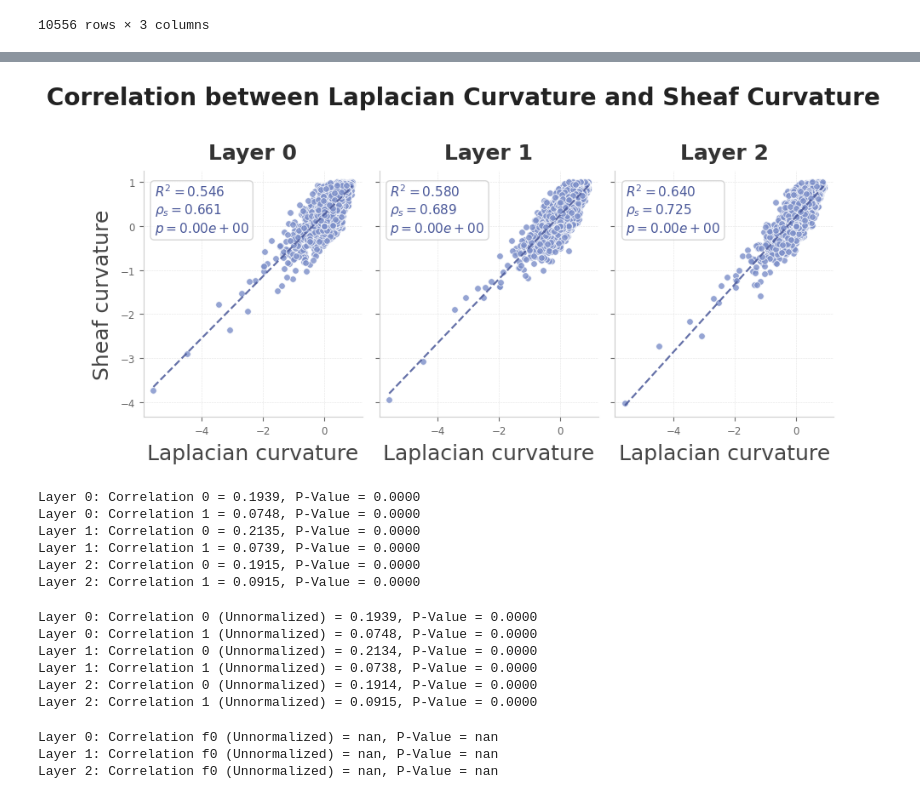
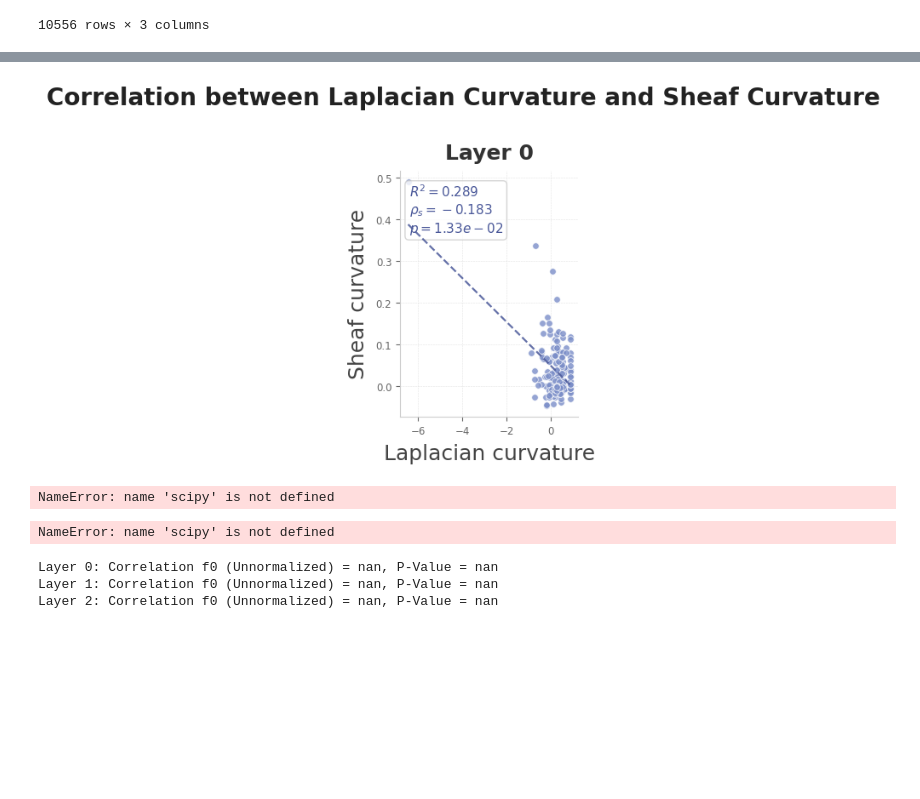
Before and after one commit to luigifraca/neural-sheaf-diffusion-modified, a Jupyter notebook: quick_analysis/fmg-small-datasets.ipynb, the cells around one changed output, grey strips where cells are left out. Saved outputs shown, nothing was run; the diff lists cells and outputs as text; code cells hidden in the pictures; blank space fills up the shorter version.

```diff
--- a/quick_analysis/fmg-small-datasets.ipynb
+++ b/quick_analysis/fmg-small-datasets.ipynb
@@ -108,11 +108,11 @@ for df in DF:
     L1_un = B_np.T @ B_np
     L1 = B_np.T @ D0_inv @ B_np
     B1, F1 = fbc(L1)
-    B0, F0 = fbc(L0)
+    B0, F0 = fbc(L0_un)
     L0_LIST_un.append(L0_un)
     L1_LIST_un.append(L1_un)
-    L0_LIST.append(L0)
-    L1_LIST.append(L1)
+    L0_LIST.append(L0_un)
+    L1_LIST.append(L1_un)
     f0_list.append(np.diag(F0))
     f1_list.append(np.diag(F1))
     B_list.append(B)
@@ -174,7 +189,8 @@ line_color    = "#4A5899"   # slightly deeper for the regression line
 degrees = f0_top
 
 for layer in range(layers):
-    ax = axes[layer]
+    #ax = axes[layer]
+    ax = axes
     y  = f0_list[layer]
 
     # Scatter
@@ -210,34 +226,34 @@ for layer in range(layers):
             bbox=dict(boxstyle="round,pad=0.3", facecolor="white",
                       edgecolor="#cccccc", alpha=0.8))
 
     # Subtle grid
     ax.set_axisbelow(True)
     ax.grid(True, linestyle="--", linewidth=0.4, color="gainsboro", alpha=0.8)
 
     # Spine cleanup — keep only bottom and left
     ax.spines["top"].set_visible(False)
     ax.spines["right"].set_visible(False)
     ax.spines["left"].set_color("#cccccc")
     ax.spines["bottom"].set_color("#cccccc")
 
     # Labels
     ax.set_xlabel("Laplacian curvature", fontsize=18, color="#444444", labelpad=6)
     if layer == 0:
         ax.set_ylabel("Sheaf curvature", fontsize=18,
                       color="#444444", labelpad=6)
     ax.set_title(f"Layer {layer}", fontsize=18, fontweight="semibold",
                  color="#333333", pad=10)
 
     ax.tick_params(colors="#666666", labelsize=8.5)
 
 fig.suptitle("Correlation between Laplacian Curvature and Sheaf Curvature",
              fontsize=20, fontweight="semibold", color="#222222", y=1.02)
 
 plt.tight_layout()
 plt.show()
 #fig.savefig(f"../results/images/0-f0_degree_correlation_{dataset}_{layers}-layers_{epochs}epochs.pdf")
 # %% [output]
-[figure, old version]
+[figure, new version]
 # %%
 # calculate correlation between L0 entries and L0_top entries, for each layer
 # and also between L1 entries and L1_top entries, for each layer
@@ -256,12 +272,7 @@ for layer in range(layers):
     print(f"Layer {layer}: Correlation 0 = {corr_0:.4f}, P-Value = {p_value_0:.4f}")
     print(f"Layer {layer}: Correlation 1 = {corr_1:.4f}, P-Value = {p_value_1:.4f}")
 # %% [output]
-Layer 0: Correlation 0 = 0.1939, P-Value = 0.0000
-Layer 0: Correlation 1 = 0.0748, P-Value = 0.0000
-Layer 1: Correlation 0 = 0.2135, P-Value = 0.0000
-Layer 1: Correlation 1 = 0.0739, P-Value = 0.0000
-Layer 2: Correlation 0 = 0.1915, P-Value = 0.0000
-Layer 2: Correlation 1 = 0.0915, P-Value = 0.0000
+NameError: name 'scipy' is not defined
 # %%
 # compute correlation between entries of the unnormalized Laplacians L0 and L0_top, and between L1 and L1_top
 correlations_0_un = []
@@ -277,12 +288,7 @@ for layer in range(layers):
     print(f"Layer {layer}: Correlation 0 (Unnormalized) = {corr_0_un:.4f}, P-Value = {p_value_0_un:.4f}")
     print(f"Layer {layer}: Correlation 1 (Unnormalized) = {corr_1_un:.4f}, P-Value = {p_value_1_un:.4f}")
 # %% [output]
-Layer 0: Correlation 0 (Unnormalized) = 0.1939, P-Value = 0.0000
-Layer 0: Correlation 1 (Unnormalized) = 0.0748, P-Value = 0.0000
-Layer 1: Correlation 0 (Unnormalized) = 0.2134, P-Value = 0.0000
-Layer 1: Correlation 1 (Unnormalized) = 0.0738, P-Value = 0.0000
-Layer 2: Correlation 0 (Unnormalized) = 0.1914, P-Value = 0.0000
-Layer 2: Correlation 1 (Unnormalized) = 0.0915, P-Value = 0.0000
+NameError: name 'scipy' is not defined
 # %%
 # calculate the correlation between f0 and f0_top for all layers, from the unnormalized Laplacians
 correlations_f0_un = []
```
Also changed, not shown: parts of 2 cells of this notebook.
